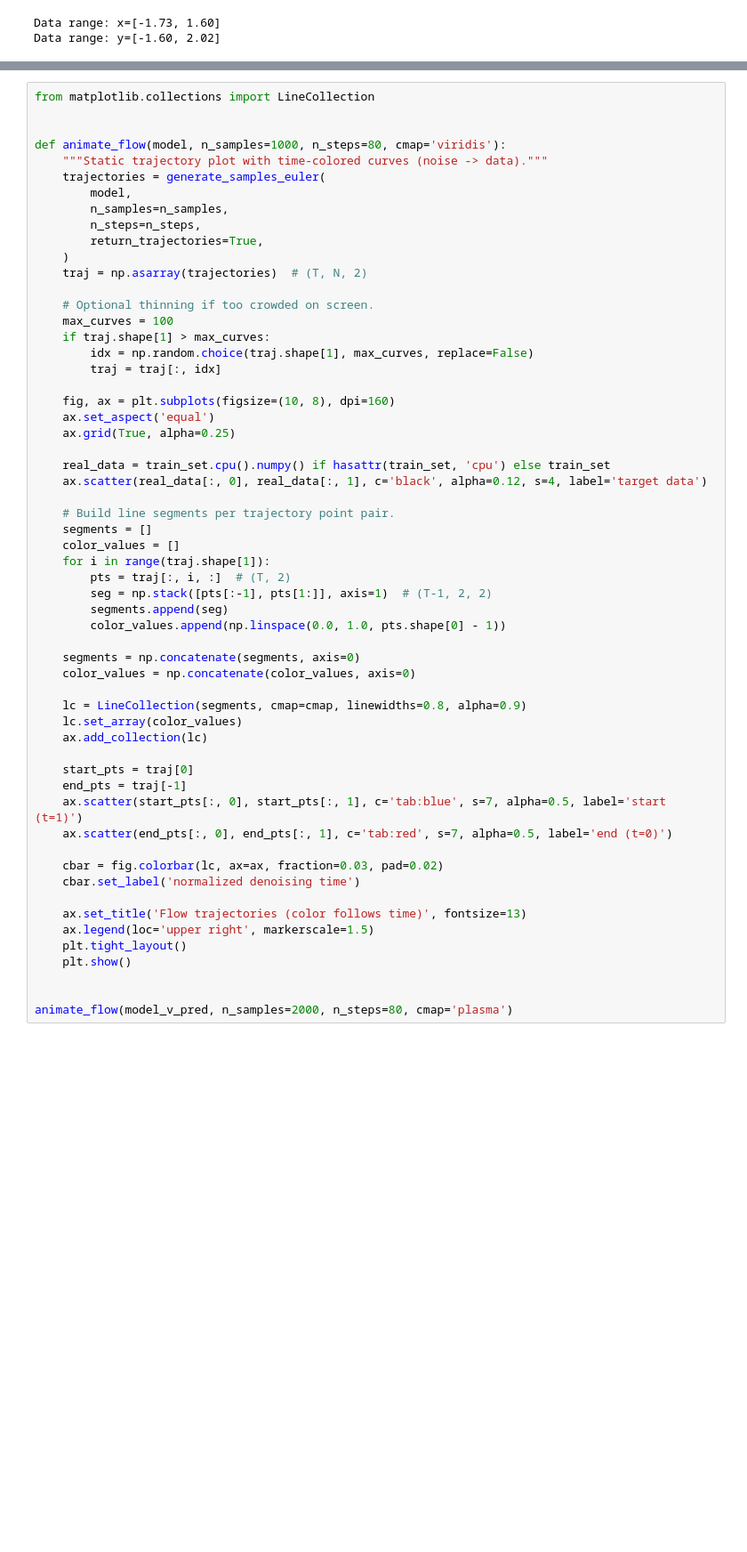
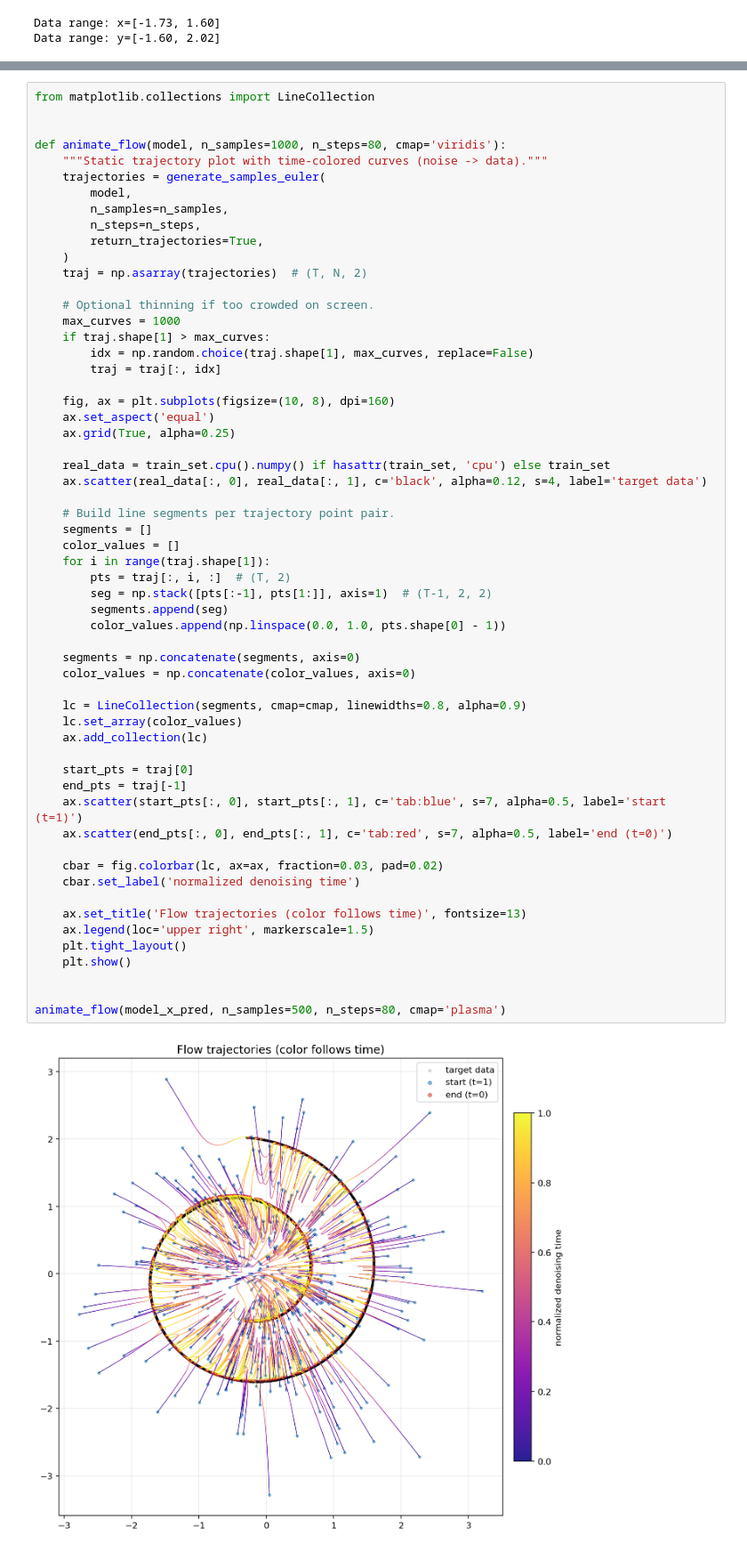
Before and after one commit to etienne87/diffusion_tutorials, a Jupyter notebook: notebooks/flow_matching.ipynb, the cells around one changed output, grey strips where cells are left out. Shown at 89% size. Saved outputs shown, nothing was run; the diff lists cells and outputs as text; blank space fills up the shorter version.

```diff
--- a/notebooks/flow_matching.ipynb
+++ b/notebooks/flow_matching.ipynb
@@ -315,7 +316,7 @@ def animate_flow(model, n_samples=1000, n_steps=80, cmap='viridis'):
     traj = np.asarray(trajectories)  # (T, N, 2)
 
     # Optional thinning if too crowded on screen.
-    max_curves = 100
+    max_curves = 1000
     if traj.shape[1] > max_curves:
         idx = np.random.choice(traj.shape[1], max_curves, replace=False)
         traj = traj[:, idx]
@@ -330,34 +331,36 @@ def animate_flow(model, n_samples=1000, n_steps=80, cmap='viridis'):
     # Build line segments per trajectory point pair.
     segments = []
     color_values = []
     for i in range(traj.shape[1]):
         pts = traj[:, i, :]  # (T, 2)
         seg = np.stack([pts[:-1], pts[1:]], axis=1)  # (T-1, 2, 2)
         segments.append(seg)
         color_values.append(np.linspace(0.0, 1.0, pts.shape[0] - 1))
 
     segments = np.concatenate(segments, axis=0)
     color_values = np.concatenate(color_values, axis=0)
 
     lc = LineCollection(segments, cmap=cmap, linewidths=0.8, alpha=0.9)
     lc.set_array(color_values)
     ax.add_collection(lc)
 
     start_pts = traj[0]
     end_pts = traj[-1]
     ax.scatter(start_pts[:, 0], start_pts[:, 1], c='tab:blue', s=7, alpha=0.5, label='start (t=1)')
     ax.scatter(end_pts[:, 0], end_pts[:, 1], c='tab:red', s=7, alpha=0.5, label='end (t=0)')
 
     cbar = fig.colorbar(lc, ax=ax, fraction=0.03, pad=0.02)
     cbar.set_label('normalized denoising time')
 
     ax.set_title('Flow trajectories (color follows time)', fontsize=13)
     ax.legend(loc='upper right', markerscale=1.5)
     plt.tight_layout()
     plt.show()
 
 
-animate_flow(model_v_pred, n_samples=2000, n_steps=80, cmap='plasma')
+animate_flow(model_x_pred, n_samples=500, n_steps=80, cmap='plasma')
+# %% [output]
+[figure, added]
 # %%
 # import numpy as np
 # from scipy.linalg import sqrtm
```
Also changed, not shown: parts of 2 cells of this notebook, 3 other files.
